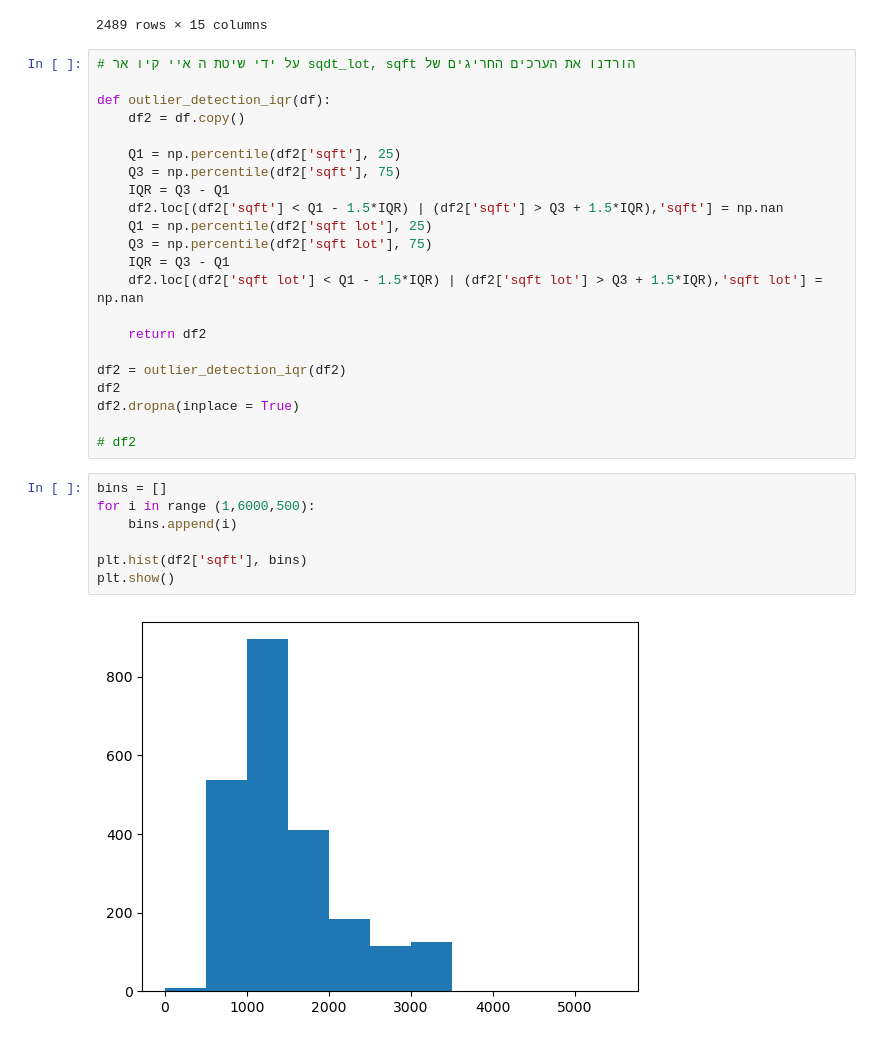
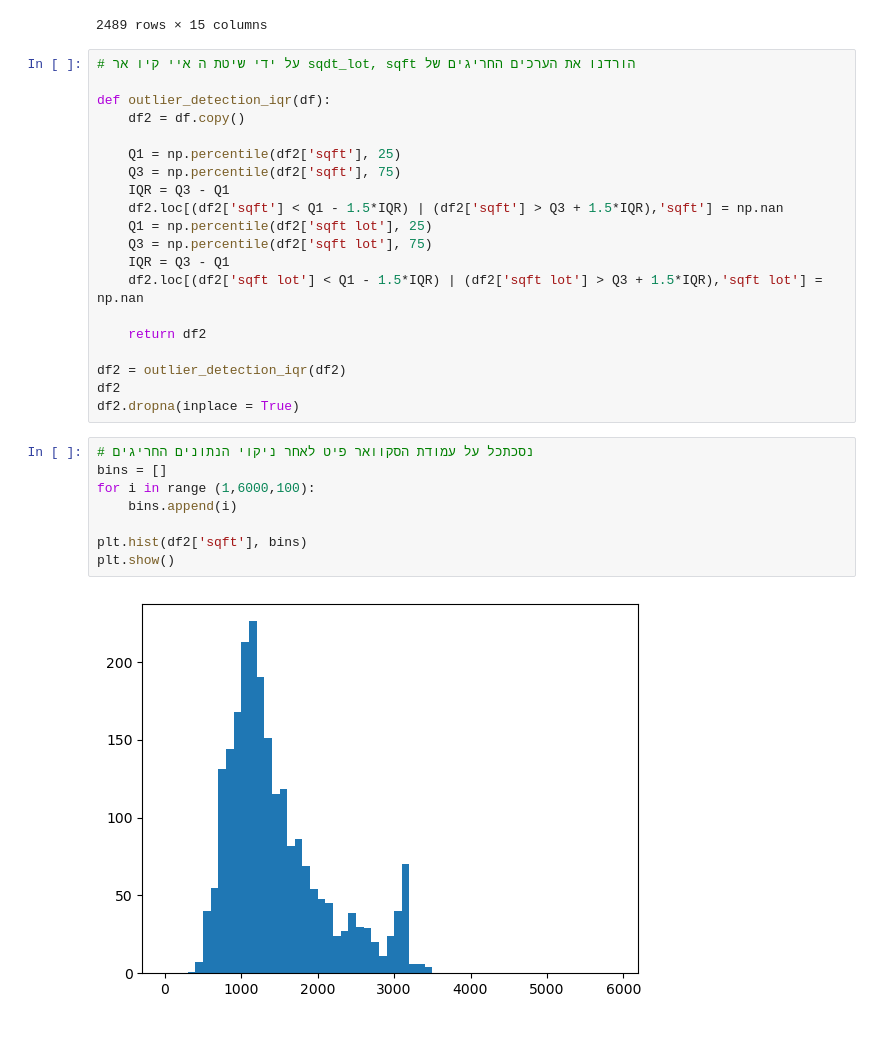
Before and after one commit to yakir0391/Apartments-Predict, a Jupyter notebook: data deal.ipynb, the cells around one changed output. Cells and saved outputs as stored; diff of their text form.

```diff
--- a/data deal.ipynb
+++ b/data deal.ipynb
@@ -385,16 +381,15 @@ def outlier_detection_iqr(df):
 df2 = outlier_detection_iqr(df2)
 df2
 df2.dropna(inplace = True)
-
-# df2
 # %%
+# נסכתכל על עמודת הסקוואר פיט לאחר ניקוי הנתונים החריגים
 bins = []
-for i in range (1,6000,500):
+for i in range (1,6000,100):
     bins.append(i)
 
 plt.hist(df2['sqft'], bins)
 plt.show()
 # %% [output]
-[figure, old version]
+[figure, new version]
 # %%
 df2.info()
```
Also changed, not shown: parts of 5 cells of this notebook.
